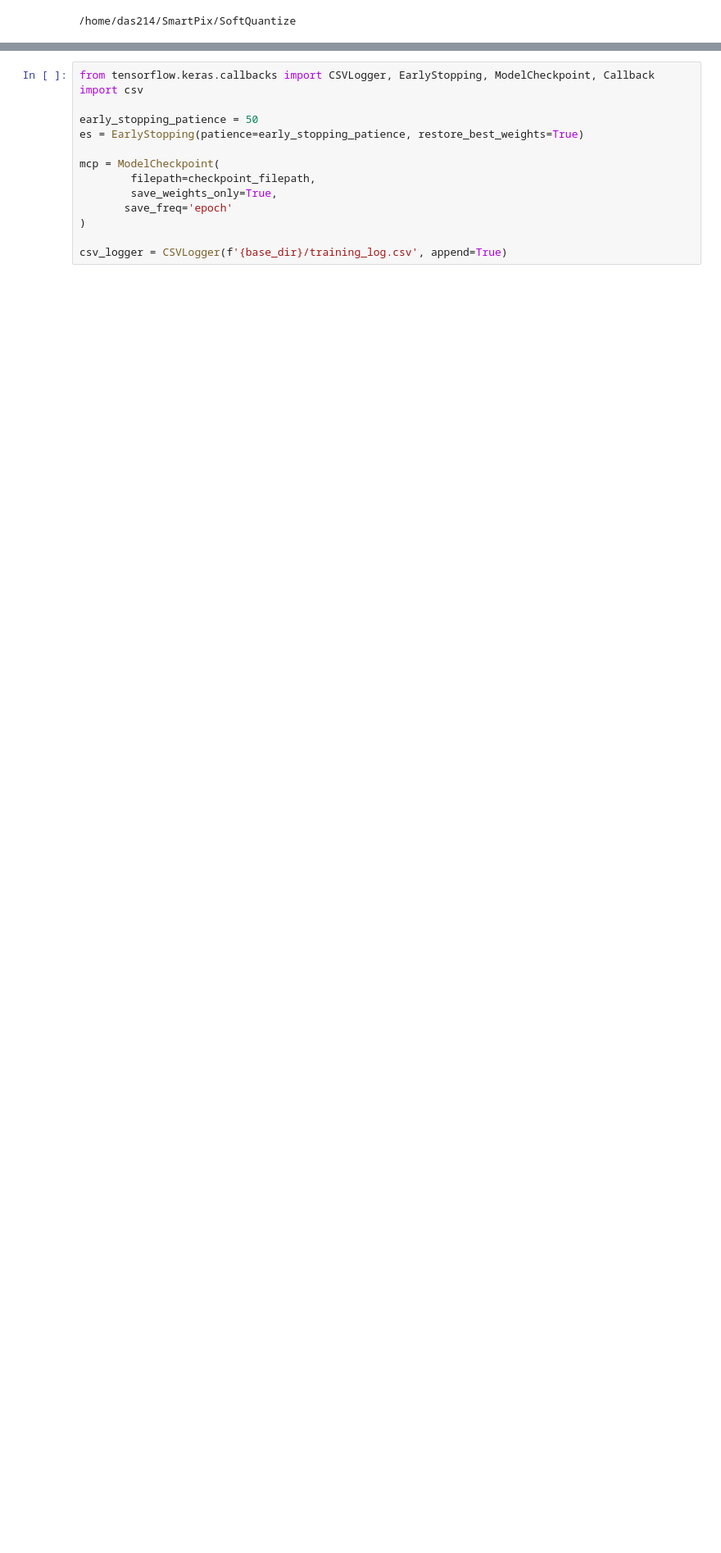
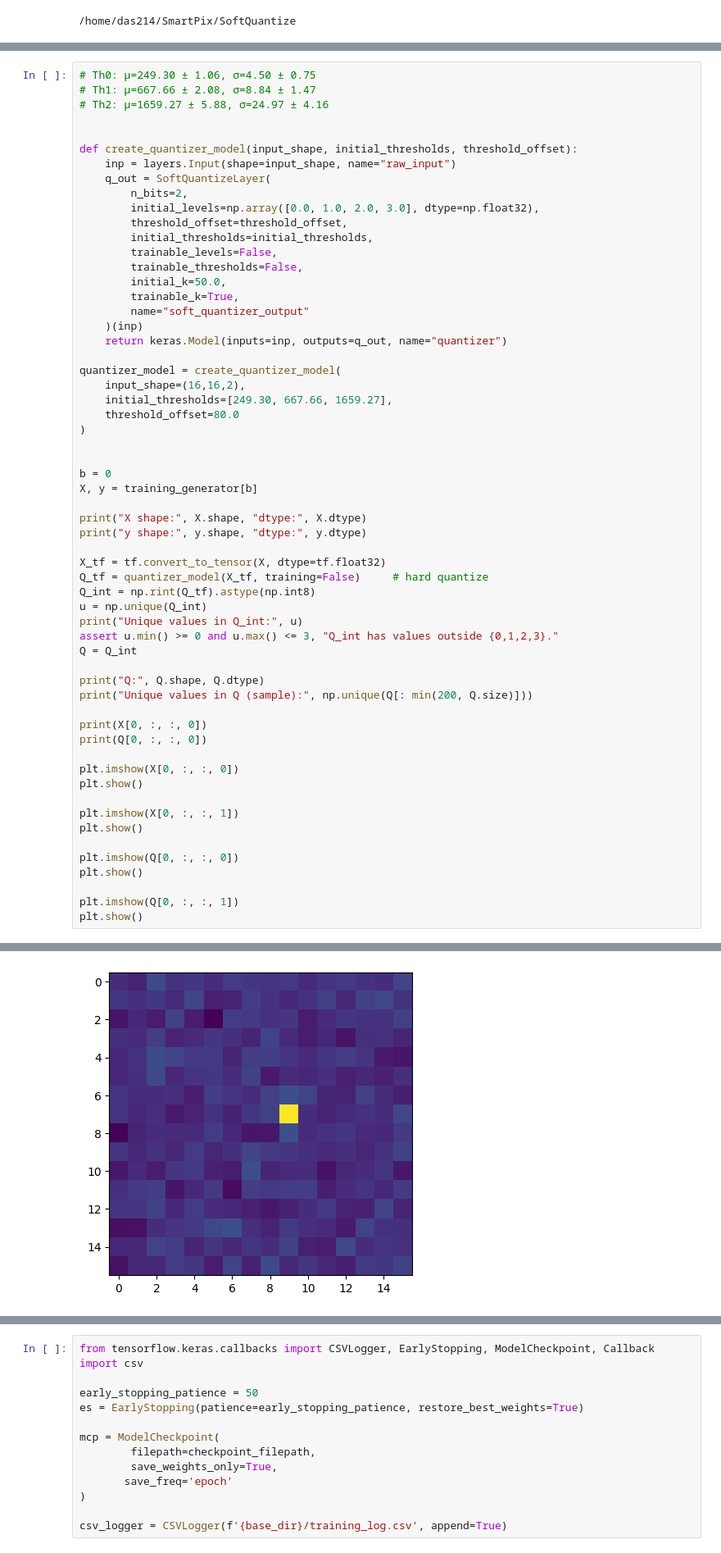
Before and after one commit to ArghyaDas112358/smart-pixels-ml, a Jupyter notebook: Pattern_patching.ipynb, the cells around one changed output, grey strips where cells are left out. Shown at 82% size. Saved outputs shown, nothing was run; the diff lists cells and outputs as text; blank space fills up the shorter version.

```diff
--- a/Pattern_patching.ipynb
+++ b/Pattern_patching.ipynb
@@ -170,0 +171,60 @@ y shape: (5000, 4) dtype: float32
+# %%
+# Th0: μ=249.30 ± 1.06, σ=4.50 ± 0.75
+# Th1: μ=667.66 ± 2.08, σ=8.84 ± 1.47
+# Th2: μ=1659.27 ± 5.88, σ=24.97 ± 4.16
+
+
+def create_quantizer_model(input_shape, initial_thresholds, threshold_offset):
+    inp = layers.Input(shape=input_shape, name="raw_input")
+    q_out = SoftQuantizeLayer(
+        n_bits=2,
+        initial_levels=np.array([0.0, 1.0, 2.0, 3.0], dtype=np.float32),
+        threshold_offset=threshold_offset,
+        initial_thresholds=initial_thresholds,
+        trainable_levels=False,
+        trainable_thresholds=False,
+        initial_k=50.0,
+        trainable_k=True,
+        name="soft_quantizer_output"
+    )(inp)
+    return keras.Model(inputs=inp, outputs=q_out, name="quantizer")
+
+quantizer_model = create_quantizer_model(
+    input_shape=(16,16,2),
+    initial_thresholds=[249.30, 667.66, 1659.27],
+    threshold_offset=80.0
+)
+
+
+b = 0
+X, y = training_generator[b]
+
+print("X shape:", X.shape, "dtype:", X.dtype)
+print("y shape:", y.shape, "dtype:", y.dtype)
+
+X_tf = tf.convert_to_tensor(X, dtype=tf.float32)
+Q_tf = quantizer_model(X_tf, training=False)     # hard quantize
+Q_int = np.rint(Q_tf).astype(np.int8)
+u = np.unique(Q_int)
+print("Unique values in Q_int:", u)
+assert u.min() >= 0 and u.max() <= 3, "Q_int has values outside {0,1,2,3}."
+Q = Q_int
+
+print("Q:", Q.shape, Q.dtype)
+print("Unique values in Q (sample):", np.unique(Q[: min(200, Q.size)]))
+
+print(X[0, :, :, 0])
+print(Q[0, :, :, 0])
+
+plt.imshow(X[0, :, :, 0])
+plt.show()
+
+plt.imshow(X[0, :, :, 1])
+plt.show()
+
+plt.imshow(Q[0, :, :, 0])
+plt.show()
+
+plt.imshow(Q[0, :, :, 1])
+plt.show()
+# %% [output]
@@ -170,0 +248 @@ y shape: (5000, 4) dtype: float32
+[figure, added]
```
Also changed, not shown: parts of 30 cells of this notebook, 1 other file.
